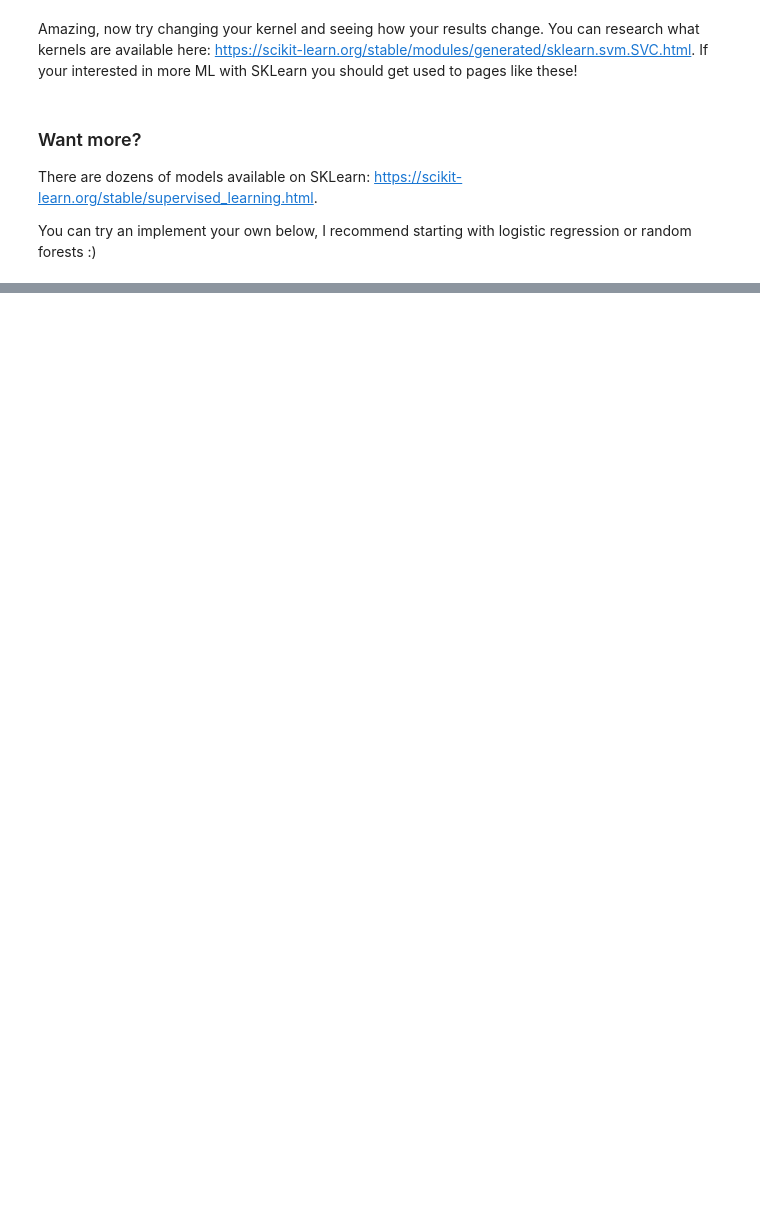
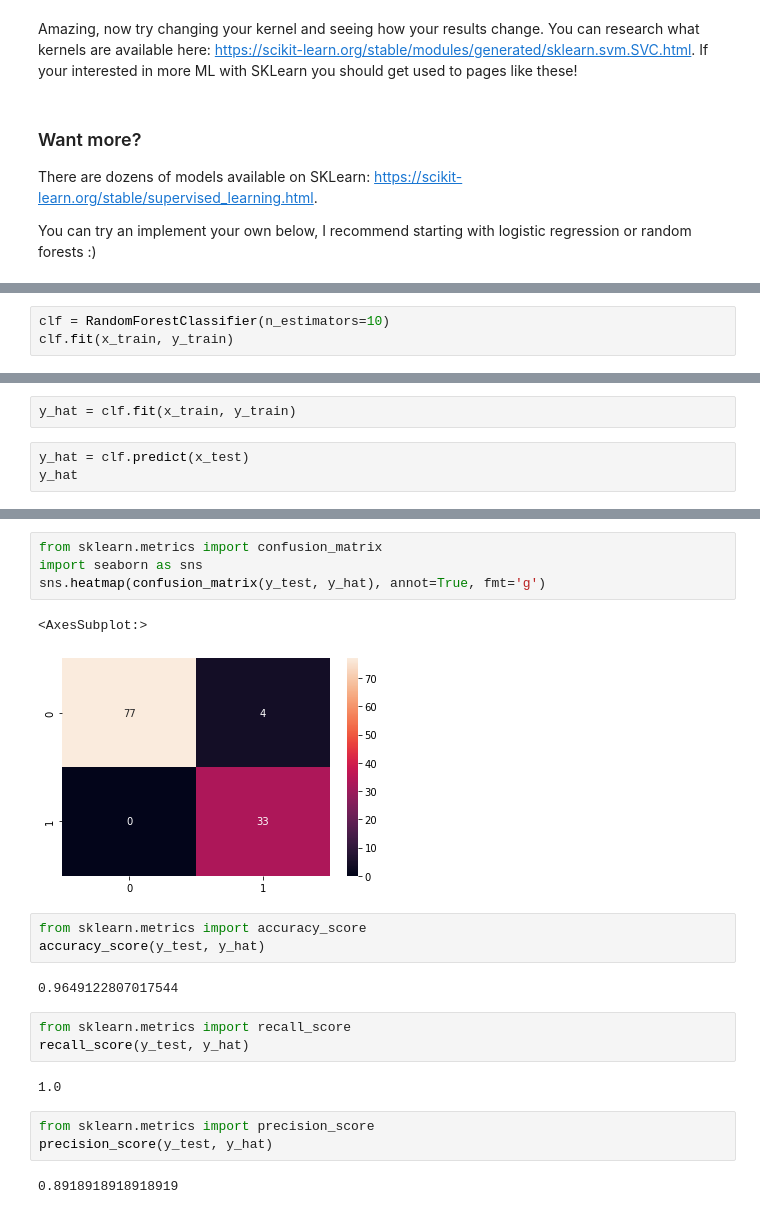
Before and after one commit to ryand0n/SC2022-BatchD-electric-pythons, a Jupyter notebook: Naomi Castang/week2/Cancer_detection.ipynb, the cells around one changed output, grey strips where cells are left out. Drawn from its saved outputs; the diff is of its cells as text; blank space fills up the shorter version.

```diff
--- a/Naomi Castang/week2/Cancer_detection.ipynb
+++ b/Naomi Castang/week2/Cancer_detection.ipynb
@@ -389,0 +415,3 @@ You can try an implement your own below, I recommend starting with logistic regr
+# %%
+clf = RandomForestClassifier(n_estimators=10)
+clf.fit(x_train, y_train)
@@ -389,0 +420,5 @@ You can try an implement your own below, I recommend starting with logistic regr
+# %%
+y_hat = clf.fit(x_train, y_train)
+# %%
+y_hat = clf.predict(x_test)
+y_hat
@@ -389,0 +438,22 @@ You can try an implement your own below, I recommend starting with logistic regr
+# %%
+from sklearn.metrics import confusion_matrix
+import seaborn as sns
+sns.heatmap(confusion_matrix(y_test, y_hat), annot=True, fmt='g')
+# %% [output]
+<AxesSubplot:>
+[figure, added]
+# %%
+from sklearn.metrics import accuracy_score
+accuracy_score(y_test, y_hat)
+# %% [output]
+0.9649122807017544
+# %%
+from sklearn.metrics import recall_score
+recall_score(y_test, y_hat)
+# %% [output]
+1.0
+# %%
+from sklearn.metrics import precision_score
+precision_score(y_test, y_hat)
+# %% [output]
+0.8918918918918919
```
Also changed, not shown: parts of 24 cells of this notebook, 31 other files.
